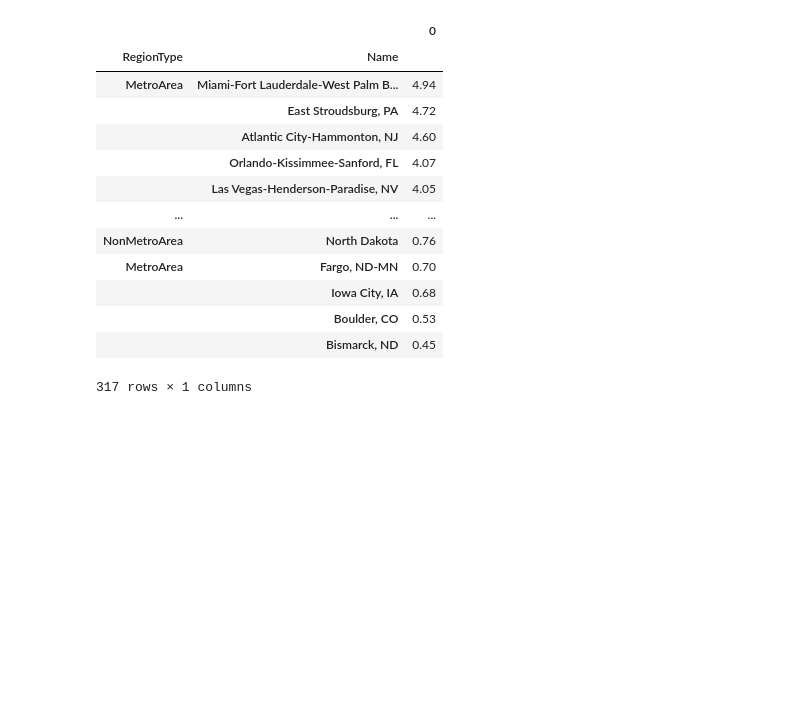
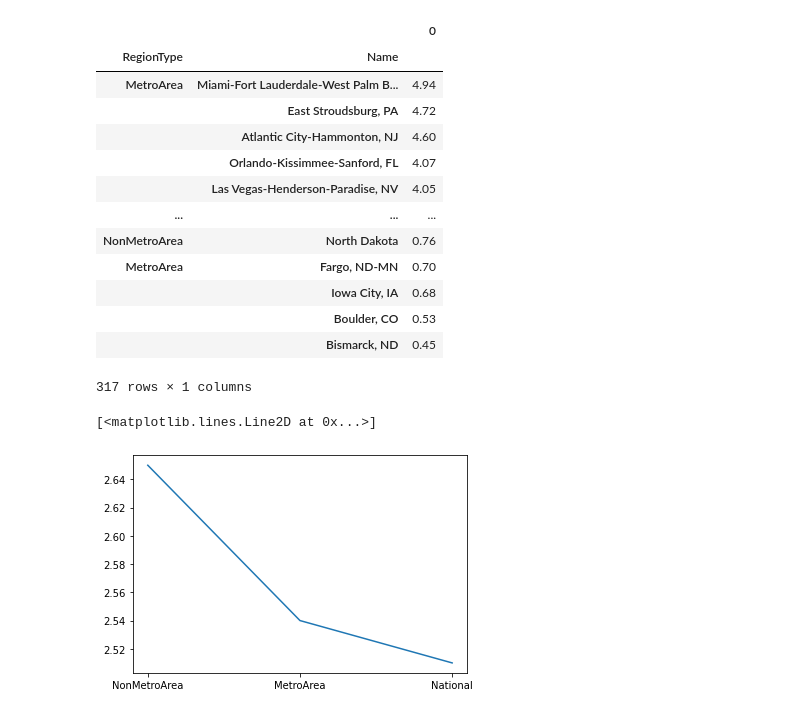
Before and after one commit to navinvarma/MortgageAnalysis, a Jupyter notebook: mortgage_stats.ipynb, the cells around one changed output. Saved outputs shown, nothing was run; the diff lists cells and outputs as text; code cells hidden in the pictures; blank space fills up the shorter version.

```diff
--- a/mortgage_stats.ipynb
+++ b/mortgage_stats.ipynb
@@ -4,0 +10,8 @@ import pandas as pd
+# %%
+late_30to90_days = mortgage_analysis.load_30to90_csv()
+late_90plus_days = mortgage_analysis.load_90plus_csv()
+year_month_cols = mortgage_analysis.get_yearmonth_cols(late_30to90_days)
+late_30to90_days_region = mortgage_analysis.get_by_region(late_30to90_days, year_month_cols)
+late_90plus_days_region = mortgage_analysis.get_by_region(late_90plus_days, year_month_cols)
+late_30to90_days_area = mortgage_analysis.get_by_area(late_30to90_days, year_month_cols)
+late_90plus_days_area = mortgage_analysis.get_by_area(late_90plus_days, year_month_cols)
@@ -46,8 +87,7 @@ Length: 171, dtype: object
 # %% [markdown]
 ### By Region
 # %%
-late_30to90_days_region = pd.DataFrame(late_30to90_days.groupby('RegionType').mean().round(2)[year_month_cols].mean(axis=1).round(2).sort_values(ascending=False))
-late_90plus_days_region = pd.DataFrame(late_90plus_days.groupby('RegionType').mean().round(2)[year_month_cols].mean(axis=1).round(2).sort_values(ascending=False))
+
 display(late_30to90_days_region)
 display(late_90plus_days_region)
 # %% [output]
@@ -97,3 +135,8 @@ display(late_90plus_days_area)
 |  | Boulder, CO | 0.53 |
 |  | Bismarck, ND | 0.45 |
 317 rows × 1 columns
+# %%
+plt.plot(late_30to90_days_region)
+# %% [output]
+[<matplotlib.lines.Line2D at 0x...>]
+[figure, added]
```
Also changed, not shown: parts of 8 cells of this notebook, 4 other files.
